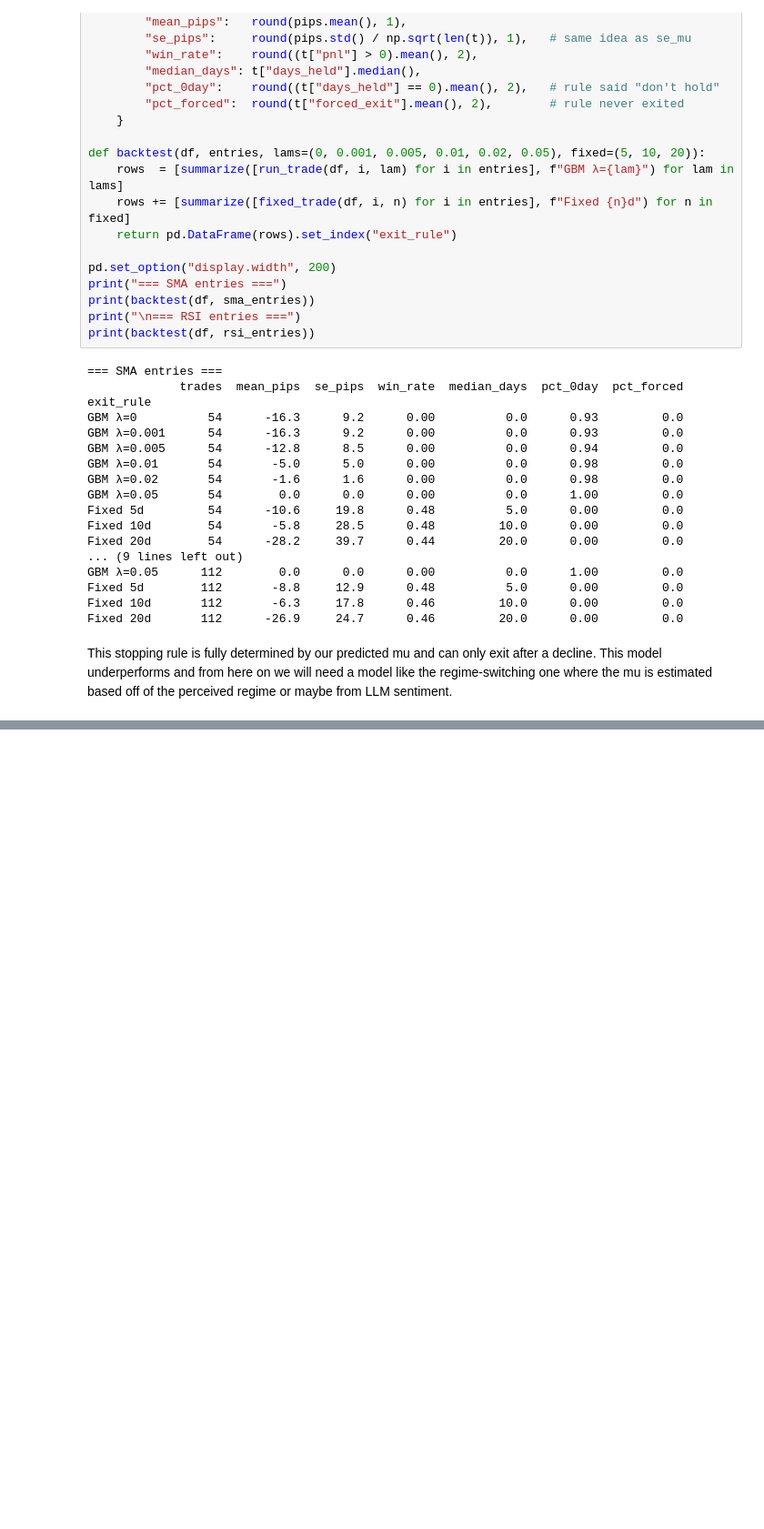
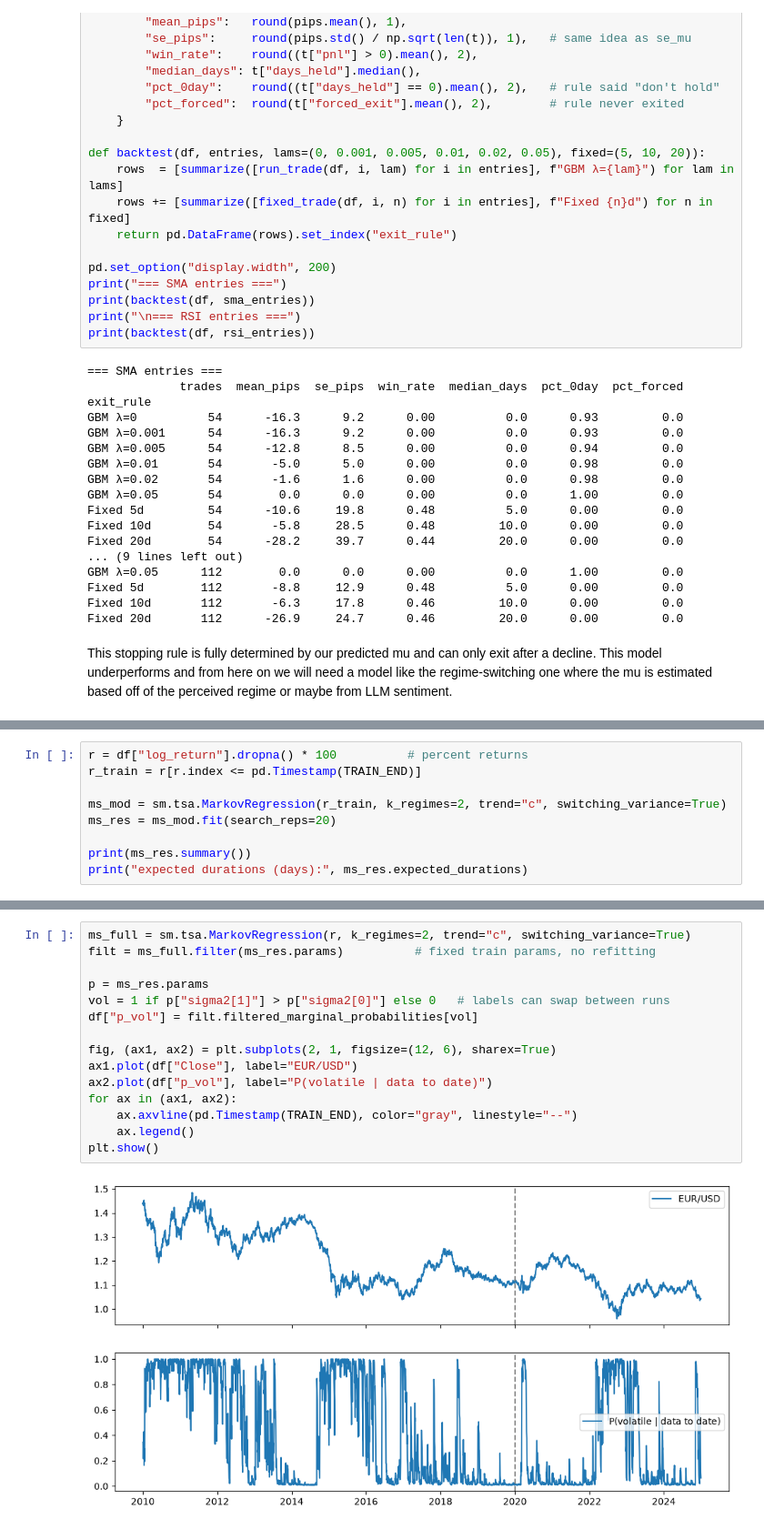
Before and after one commit to syeramaddu385/optimalStopping, a Jupyter notebook: 01_gbm_regime.ipynb, the cells around one changed output, grey strips where cells are left out. Shown at 91% size. Saved outputs shown, nothing was run; the diff lists cells and outputs as text; blank space fills up the shorter version.

Commit message:
Move regime model into 01_gbm_regime notebook and remove data.ipynb

```diff
--- a/01_gbm_regime.ipynb
+++ b/01_gbm_regime.ipynb
@@ -264,0 +304,9 @@ results
+# %%
+r = df["log_return"].dropna() * 100          # percent returns
+r_train = r[r.index <= pd.Timestamp(TRAIN_END)]
+
+ms_mod = sm.tsa.MarkovRegression(r_train, k_regimes=2, trend="c", switching_variance=True)
+ms_res = ms_mod.fit(search_reps=20)
+
+print(ms_res.summary())
+print("expected durations (days):", ms_res.expected_durations)
@@ -264,0 +331,17 @@ results
+# %%
+ms_full = sm.tsa.MarkovRegression(r, k_regimes=2, trend="c", switching_variance=True)
+filt = ms_full.filter(ms_res.params)          # fixed train params, no refitting
+
+p = ms_res.params
+vol = 1 if p["sigma2[1]"] > p["sigma2[0]"] else 0   # labels can swap between runs
+df["p_vol"] = filt.filtered_marginal_probabilities[vol]
+
+fig, (ax1, ax2) = plt.subplots(2, 1, figsize=(12, 6), sharex=True)
+ax1.plot(df["Close"], label="EUR/USD")
+ax2.plot(df["p_vol"], label="P(volatile | data to date)")
+for ax in (ax1, ax2):
+    ax.axvline(pd.Timestamp(TRAIN_END), color="gray", linestyle="--")
+    ax.legend()
+plt.show()
+# %% [output]
+[figure, added]
```
Also changed, not shown: parts of 7 cells of this notebook, 1 other file.
